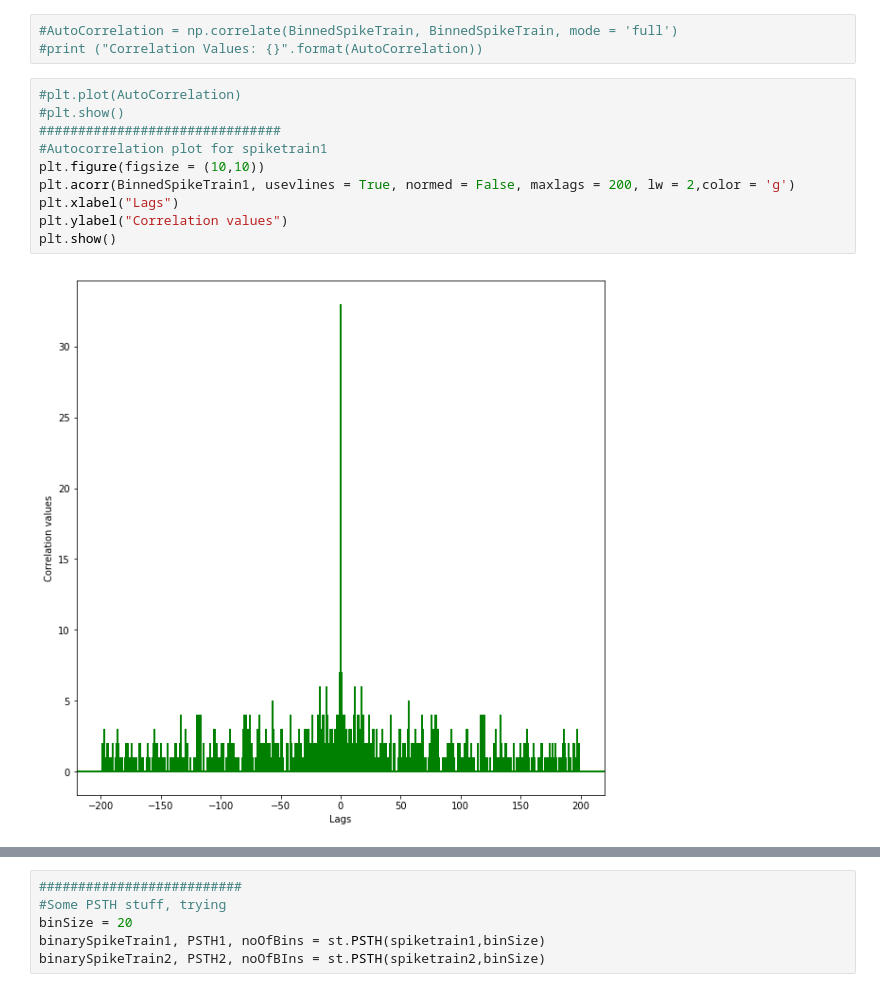
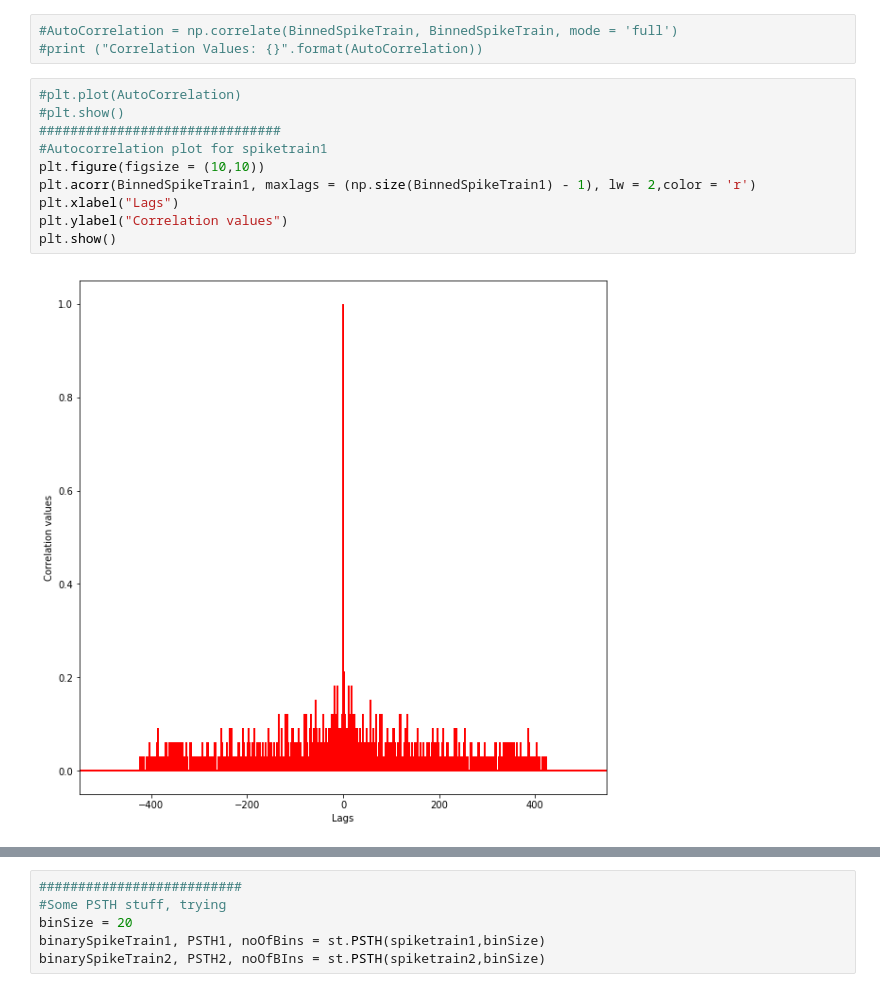
Before and after one commit to LamaNIkesh/SpikeTrainStatistics, a Jupyter notebook: NotebookWorkflow.ipynb, the cells around one changed output, grey strips where cells are left out. Cells and saved outputs as stored; diff of their text form.

```diff
--- a/NotebookWorkflow.ipynb
+++ b/NotebookWorkflow.ipynb
@@ -79,15 +79,15 @@ Binned Spike Train1: [ 0.  0.  0.  0.  0.  0.  0.  0.  0.  0.  0.  0.  0.  0.  0
 # %%
 #plt.plot(AutoCorrelation)
 #plt.show()
 ###############################
 #Autocorrelation plot for spiketrain1
 plt.figure(figsize = (10,10))
-plt.acorr(BinnedSpikeTrain1, usevlines = True, normed = False, maxlags = 200, lw = 2,color = 'g')
+plt.acorr(BinnedSpikeTrain1, maxlags = (np.size(BinnedSpikeTrain1) - 1), lw = 2,color = 'r')
 plt.xlabel("Lags")
 plt.ylabel("Correlation values")
 plt.show()
 # %% [output]
-[figure, old version]
+[figure, new version]
 # %%
 #Autocorrelation plot for spiketrain2
 plt.figure(figsize = (10,10))
```
Also changed, not shown: parts of 3 cells of this notebook, 1 other file.
